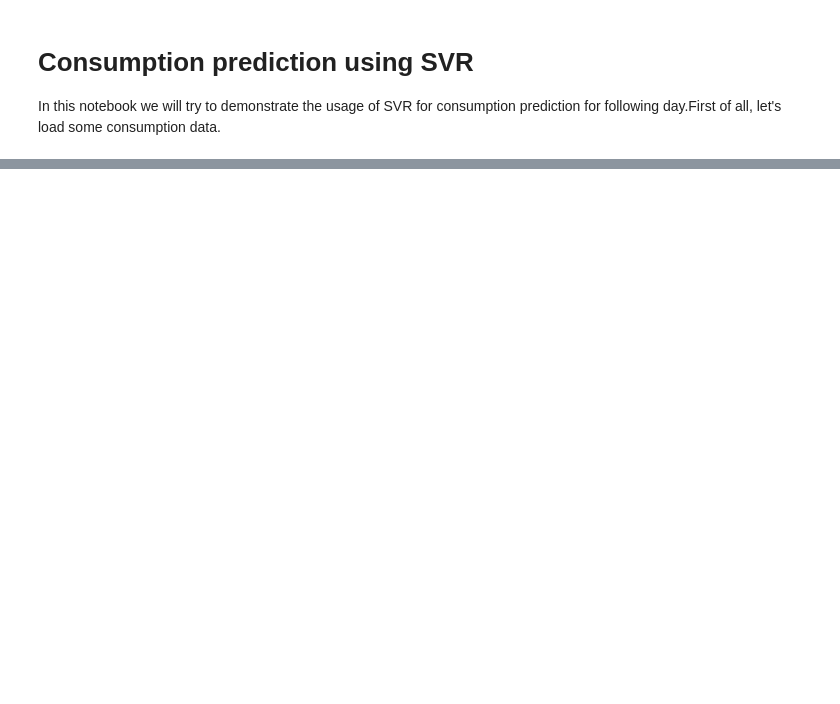
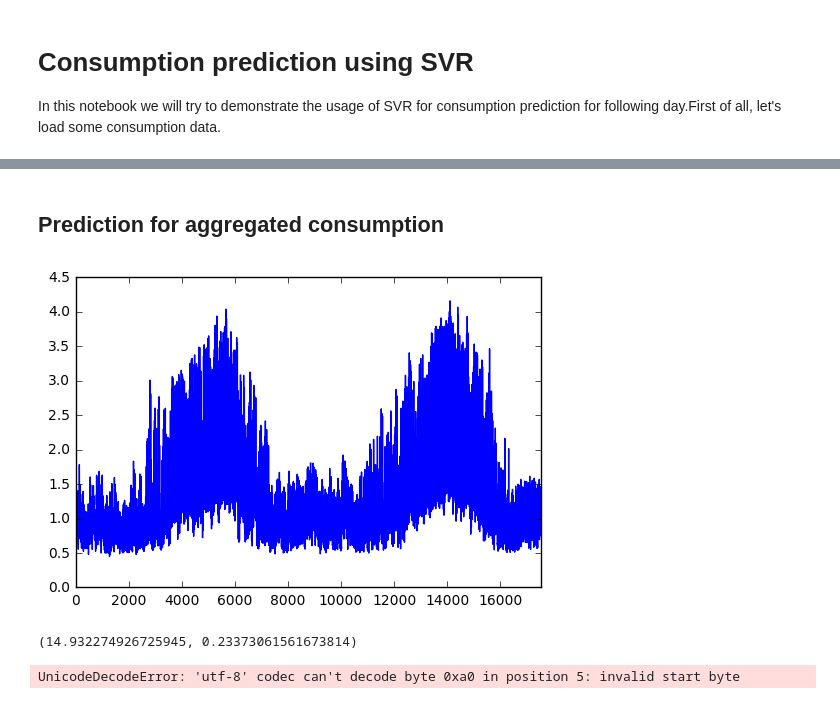
Before and after one commit to Jarino/energy-recommender, a Jupyter notebook: SVR for prediction.ipynb, the cells around one changed output, grey strips where cells are left out. Cells and saved outputs as stored; diff of their text form; code cells hidden in the pictures; blank space fills up the shorter version.

```diff
--- a/SVR for prediction.ipynb
+++ b/SVR for prediction.ipynb
@@ -99,0 +91,20 @@ Weeks to train 8, MAPE: 55.471086
+# %%
+
+
+mape_errors = []
+mse_errors = []
+
+features = ['hour', 'weekday', 'month']
+
+for index, user in enumerate(users[0:10]):
+    print('Processing user %d/%d' % (index, len(users)))
+    path = os.path.join(data_path, user)
+    user_df = pd.read_csv(path)
+
+    mape_error, mse_error = prd.eval_on_multiple_days(user_df, eval_day, features, 7*2, evals)
+
+    mape_errors.append(mape_error)
+    mse_errors.append(mse_error)
+    print('RMSE: %f, aRMSE: %f' % (mse_error, np.mean(mse_errors)))
+
+print('Average MAPE: %f, average MSE: %f' % (np.mean(mape_errors), np.mean(mse_errors)))
@@ -99,0 +216,23 @@ Weeks to train 8, MAPE: 55.471086
+# %% [markdown]
+## Prediction for aggregated consumption
+# %%
+columns = ['year', 'month', 'day', 'hour', 'consumption']
+df_avg = pd.read_csv('.exports/aggregations/average_all_users.csv', names=columns)
+df_avg['consumption'].plot()
+
+df_avg['weekday'] = [datetime(int(x['year']), int(x['month']), int(x['day'])).weekday() for index, x in df_avg.iterrows()]
+# %% [output]
+[figure, added]
+# %%
+eval_day = datetime(2015,1,1)
+# features used for traning
+features = ['hour', 'weekday', 'month']
+evals = 365
+
+prd.eval_on_multiple_days(df_avg, eval_day, 'consumption', ['hour', 'month','weekday'], 7*2, evals)
+# %% [output]
+(14.932274926725945, 0.23373061561673814)
+# %%
+weather_df = pd.read_csv('.exports/weather_data_joined.csv')
+# %% [output]
+UnicodeDecodeError: 'utf-8' codec can't decode byte 0xa0 in position 5: invalid start byte
```
Also changed, not shown: parts of 33 cells of this notebook, 8 other files.
